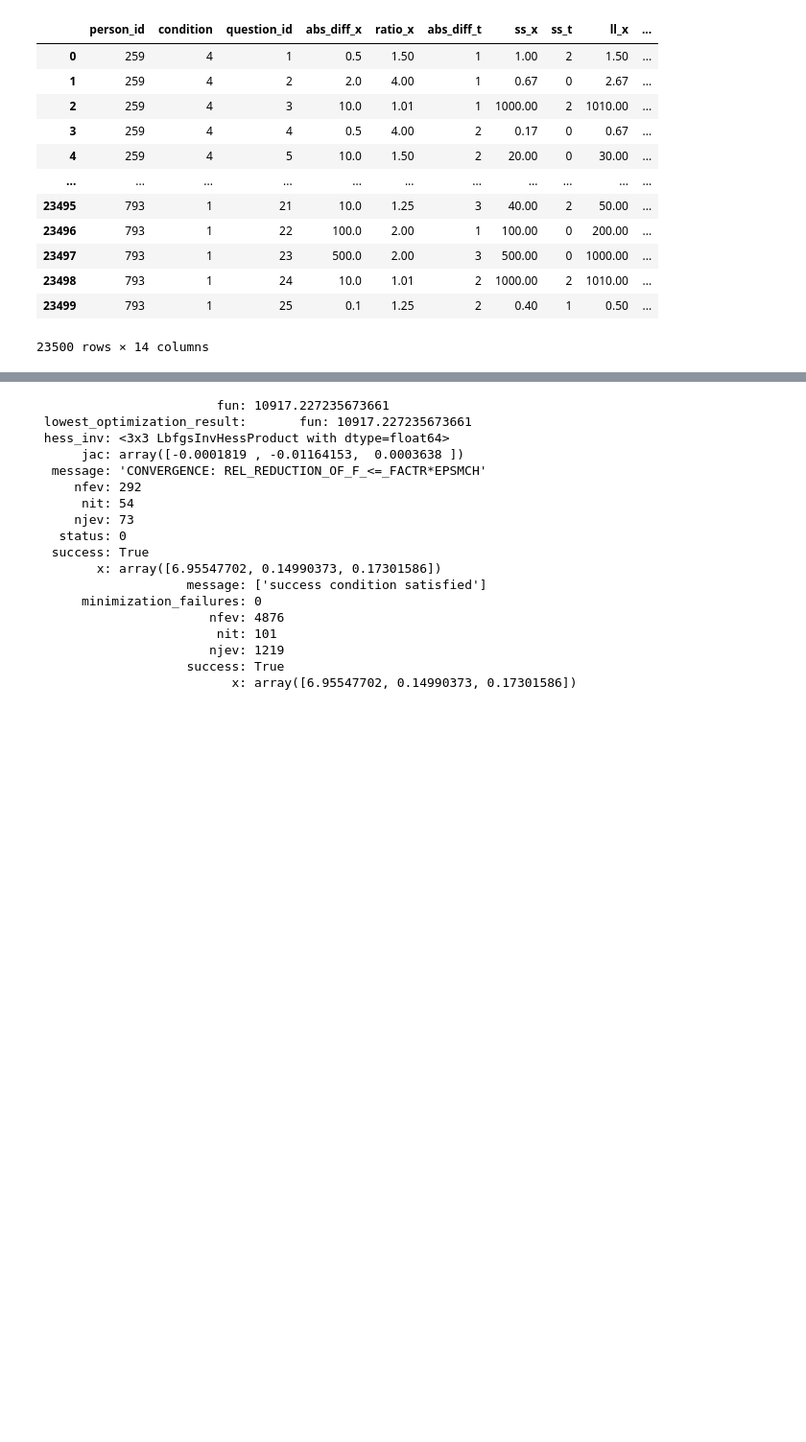
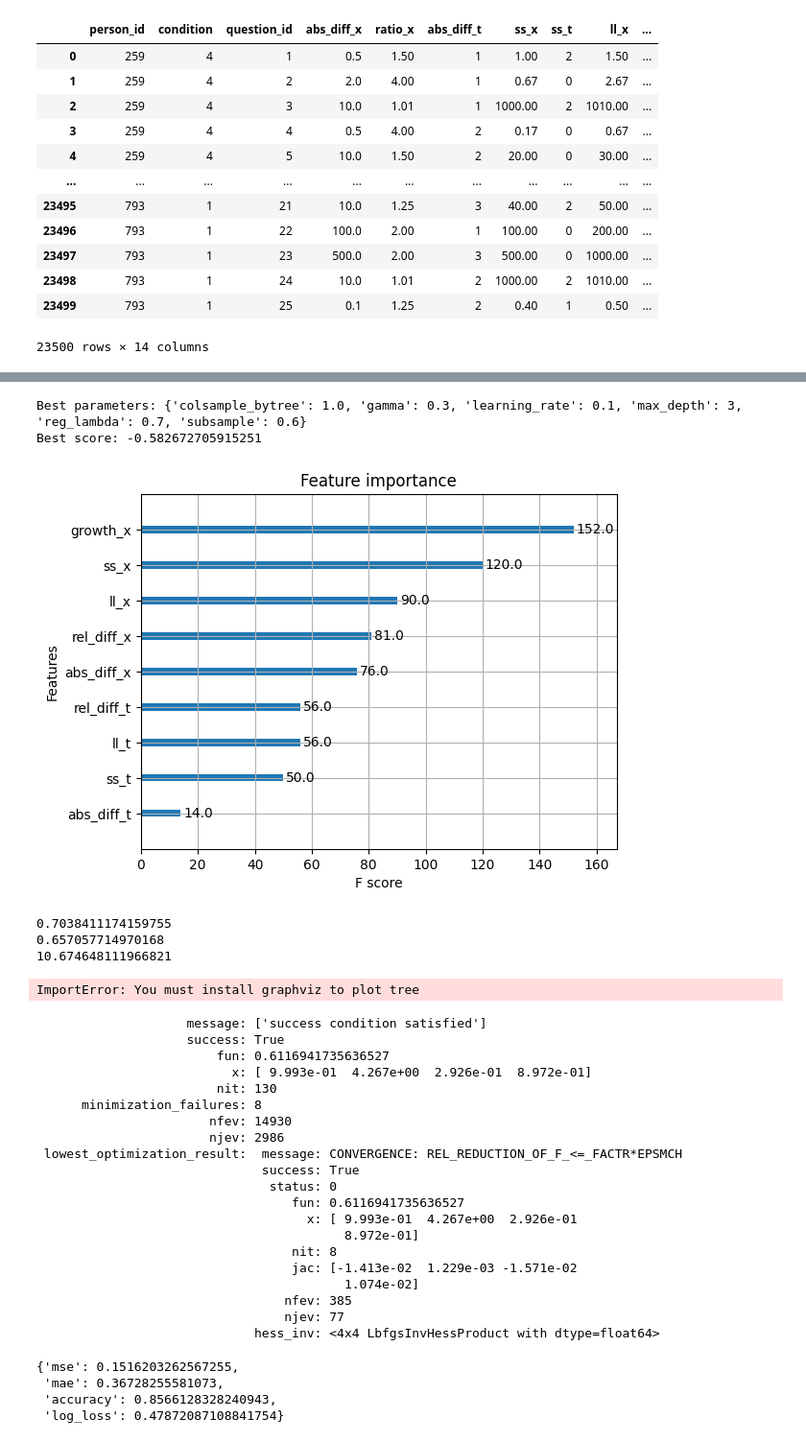
Before and after one commit to zarkwang/attention_discount_project, a Jupyter notebook: model/heuristic.ipynb, the cells around one changed output, grey strips where cells are left out. Shown at 96% size. Cells and saved outputs as stored; diff of their text form; code cells hidden in the pictures; blank space fills up the shorter version.

```diff
--- a/model/heuristic.ipynb
+++ b/model/heuristic.ipynb
@@ -93,23 +113,67 @@ xgtest = xgb.DMatrix(test_sample[feature_cols].values, test_sample[label_cols].v
+# %%
+print(f"Best parameters: {grid_search.best_params_}")
+print(f"Best score: {grid_search.best_score_}")
+bst_model = grid_search.best_estimator_
+xgb.plot_importance(bst_model)
+with open('my_model.pkl', 'wb') as f:
+    pickle.dump(bst_model, f)
+# %% [output]
+Best parameters: {'colsample_bytree': 1.0, 'gamma': 0.3, 'learning_rate': 0.1, 'max_depth': 3, 'reg_lambda': 0.7, 'subsample': 0.6}
+Best score: -0.582672705915251
+[figure, added]
+# %%
+train_index,test_index = list(model_selection.GroupShuffleSplit(n_splits=1,random_state=2023).split(X,y,groups))[0]
+
+train_sample = dataset[dataset.index.isin(train_index)]
+test_sample = dataset[dataset.index.isin(test_index)]
+
+with open('my_model.pkl', 'rb') as f:
+    heuristic_model = pickle.load(f)
+
+preds = heuristic_model.predict(test_sample[features])
+trues = test_sample[label]
+
+pred_binary = [int(x > 0.5) for x in preds]
+
+print(metrics.accuracy_score(trues, pred_binary))
+print(metrics.roc_auc_score(trues, preds))
+print(metrics.log_loss(trues, preds))
+print(metrics.mean_squared_error(trues, preds))
+# %% [output]
+0.7038411174159755
+0.657057714970168
+10.674648111966821
+# %%
+xgb.to_graphviz(bst_model, num_trees=1)
+# %% [output]
+ImportError: You must install graphviz to plot tree
 # %%
-style = {'dstyle':"hbmd",'ustyle':'power','method':"logit"}
+style = {'dstyle':"attention",'ustyle':'power','method':"logit"}
 train_result = estimation.mle(style=style,data=train_sample,disp_output=False)
+cross_valid.test_model(style=style,test_sample=test_sample,params=train_result["params"])
 # %% [output]
-                        fun: 10917.227235673661
- lowest_optimization_result:       fun: 10917.227235673661
- hess_inv: <3x3 LbfgsInvHessProduct with dtype=float64>
-      jac: array([-0.0001819 , -0.01164153,  0.0003638 ])
-  message: 'CONVERGENCE: REL_REDUCTION_OF_F_<=_FACTR*EPSMCH'
-     nfev: 292
-      nit: 54
-     njev: 73
-   status: 0
-  success: True
-        x: array([6.95547702, 0.14990373, 0.17301586])
                     message: ['success condition satisfied']
-      minimization_failures: 0
-                       nfev: 4876
-                        nit: 101
-                       njev: 1219
                     success: True
-                          x: array([6.95547702, 0.14990373, 0.17301586])
+                        fun: 0.6116941735636527
+                          x: [ 9.993e-01  4.267e+00  2.926e-01  8.972e-01]
+                        nit: 130
+      minimization_failures: 8
+                       nfev: 14930
+                       njev: 2986
+ lowest_optimization_result:  message: CONVERGENCE: REL_REDUCTION_OF_F_<=_FACTR*EPSMCH
+                              success: True
+                               status: 0
+                                  fun: 0.6116941735636527
+                                    x: [ 9.993e-01  4.267e+00  2.926e-01
+                                         8.972e-01]
+                                  nit: 8
+                                  jac: [-1.413e-02  1.229e-03 -1.571e-02
+                                         1.074e-02]
+                                 nfev: 385
+                                 njev: 77
+                             hess_inv: <4x4 LbfgsInvHessProduct with dtype=float64>
+{'mse': 0.1516203262567255,
+ 'mae': 0.36728255581073,
+ 'accuracy': 0.8566128328240943,
+ 'log_loss': 0.47872087108841754}
 # %%
```
Also changed, not shown: parts of 11 cells of this notebook, 5 other files.
